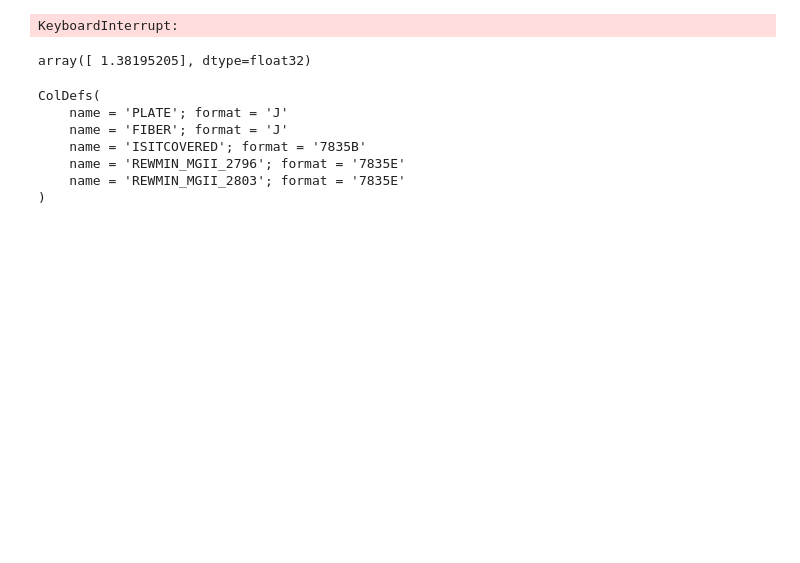
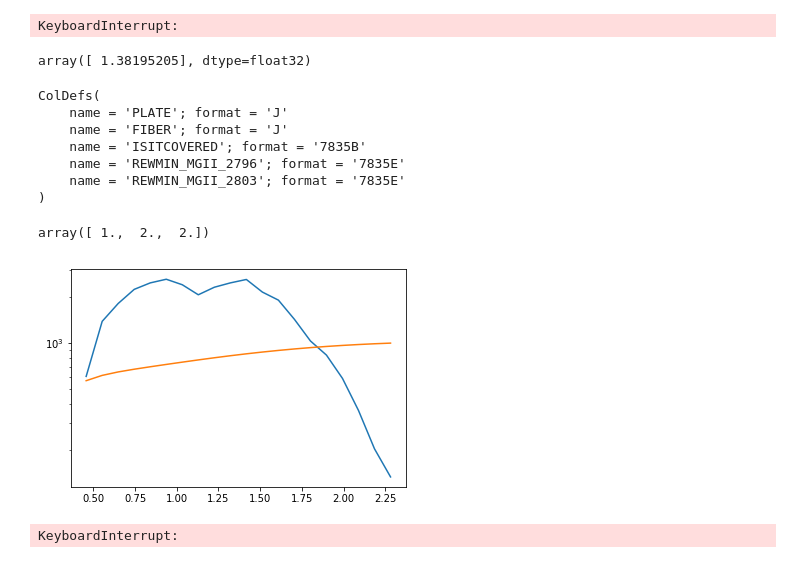
Before and after one commit to SunilSimha/MgIIabs, a Jupyter notebook: docs/Counting pairs.ipynb, the cells around one changed output. Drawn from its saved outputs; the diff is of its cells as text; code cells hidden in the pictures; blank space fills up the shorter version.

Commit message:
added observational histogram code

```diff
--- a/docs/Counting pairs.ipynb
+++ b/docs/Counting pairs.ipynb
@@ -86,3 +142,24 @@ ColDefs(
     name = 'REWMIN_MGII_2796'; format = '7835E'
     name = 'REWMIN_MGII_2803'; format = '7835E'
 )
+# %%
+a = [(1,1.2),(2,3.2),(2,3.2)]
+np.array(a)[:,0]
+# %% [output]
+array([ 1.,  2.,  2.])
+# %%
+minREW = 0.3
+func = lambda z,A: A*getdata._dNdz(z,minREW)
+fulldata = getdata.getObsData()
+fulldata = fulldata[fulldata['REW_MGII_2796'] > minREW]
+zgrid = getdata._getzgrid()
+hist = np.histogram(fulldata['ZABS'],20)
+plt.semilogy(hist[1][1:],hist[0],hist[1][1:],func(hist[1][1:],1000))
+plt.show()
+# %% [output]
+[figure, added]
+# %%
+plt.hist(mctables[0]['REWMIN_MGII_2796'])
+plt.show()
+# %% [output]
+KeyboardInterrupt:
```
Also changed, not shown: parts of 6 cells of this notebook, 1 other file.
